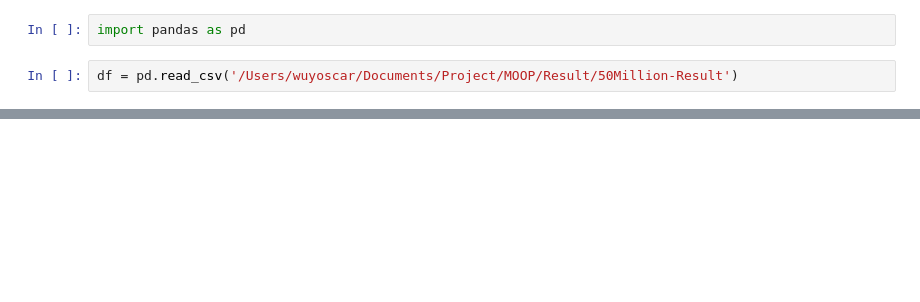
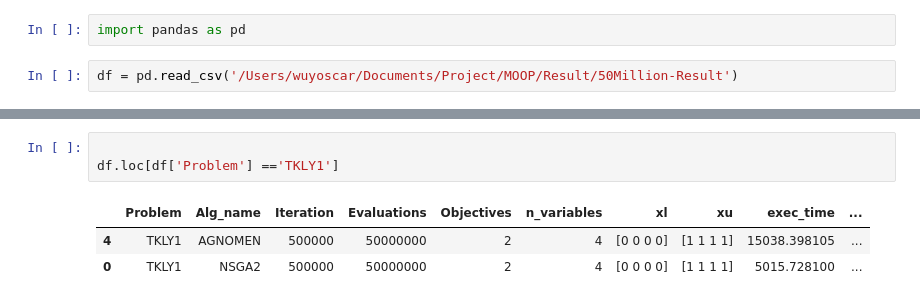
Before and after one commit to wuyoscar/Multi-Obj_Optimization, a Jupyter notebook: Workspace/workspace.ipynb, the cells around one changed output, grey strips where cells are left out. Drawn from its saved outputs; the diff is of its cells as text; blank space fills up the shorter version.

```diff
--- a/Workspace/workspace.ipynb
+++ b/Workspace/workspace.ipynb
@@ -37,0 +50,7 @@ df.loc[df['Problem'] =='KUR1']
+# %%
+
+df.loc[df['Problem'] =='TKLY1']
+# %% [output]
+|  | Problem | Alg_name | Iteration | Evaluations | Objectives | n_variables | xl | xu | exec_time | ... |
+| 4 | TKLY1 | AGNOMEN | 500000 | 50000000 | 2 | 4 | [0 0 0 0] | [1 1 1 1] | 15038.398105 | ... |
+| 0 | TKLY1 | NSGA2 | 500000 | 50000000 | 2 | 4 | [0 0 0 0] | [1 1 1 1] | 5015.728100 | ... |
```
Also changed, not shown: parts of 5 cells of this notebook, 2 other files.
